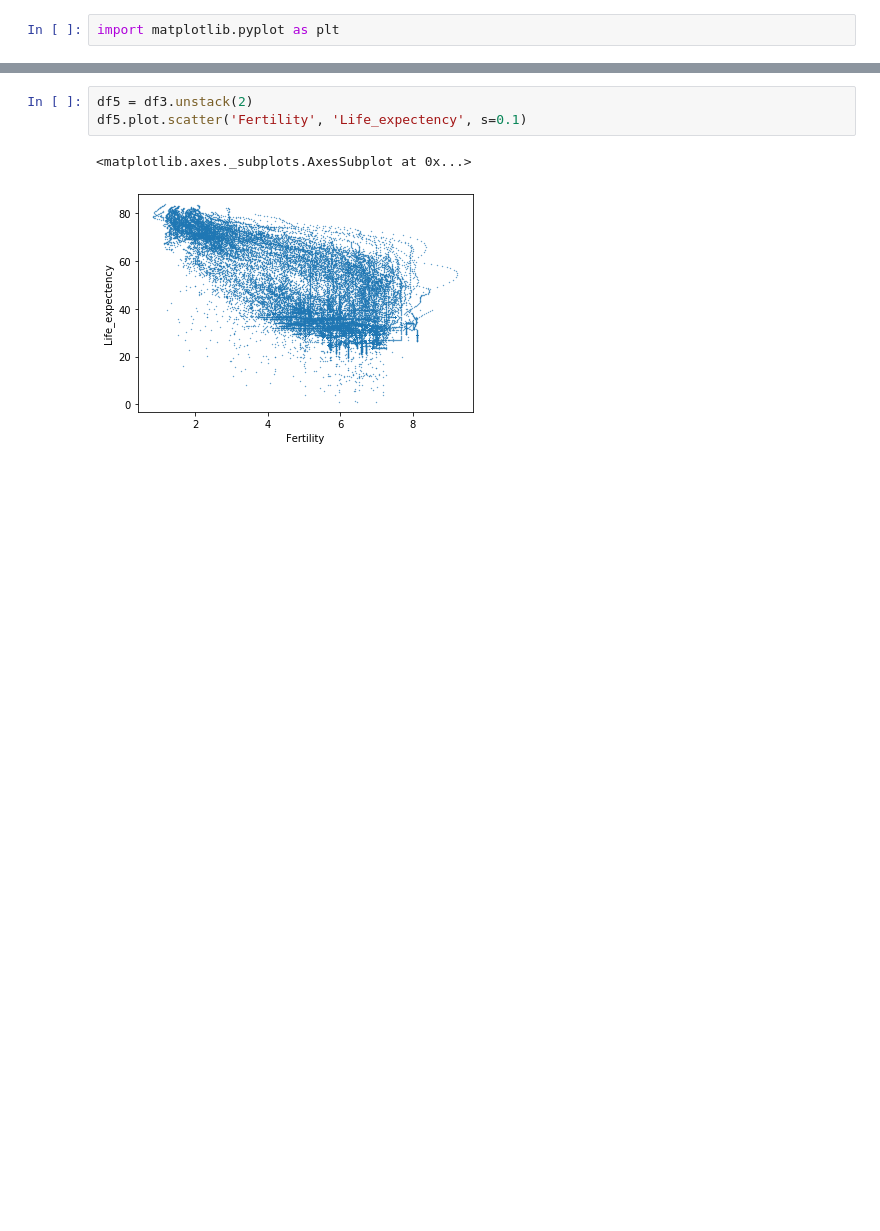
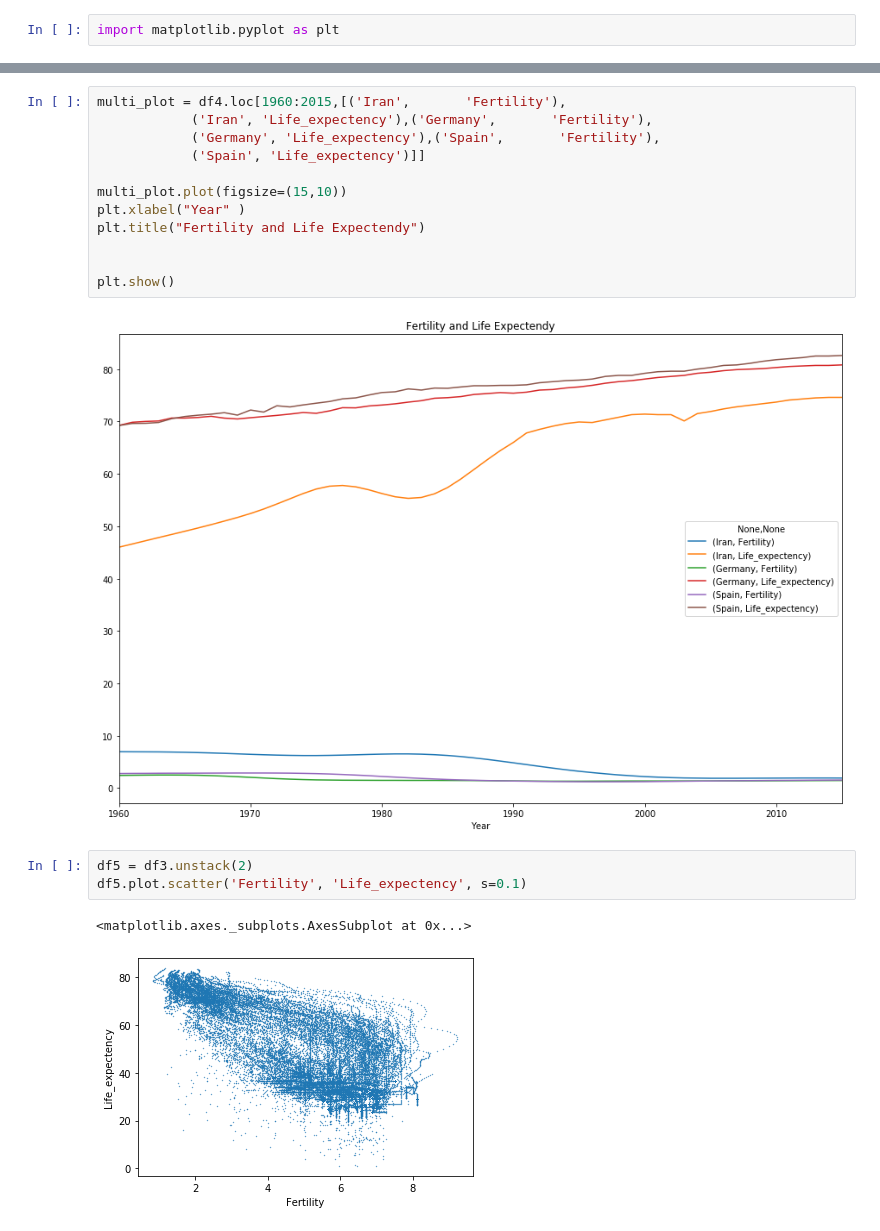
Before and after one commit to iremnasir/bootcamp_progress, a Jupyter notebook: Animate a Scatterplot.ipynb, the cells around one changed output, grey strips where cells are left out. Drawn from its saved outputs; the diff is of its cells as text; blank space fills up the shorter version.

```diff
--- a/Animate a Scatterplot.ipynb
+++ b/Animate a Scatterplot.ipynb
@@ -222,3 +242,17 @@ df4[["Germany", "Iran", "Spain"]].plot()
+# %%
+multi_plot = df4.loc[1960:2015,[('Iran',       'Fertility'),
+            ('Iran', 'Life_expectency'),('Germany',       'Fertility'),
+            ('Germany', 'Life_expectency'),('Spain',       'Fertility'),
+            ('Spain', 'Life_expectency')]]
+
+multi_plot.plot(figsize=(15,10))
+plt.xlabel("Year" )
+plt.title("Fertility and Life Expectendy")
+
+
+plt.show()
+# %% [output]
+[figure, added]
 # %%
 df5 = df3.unstack(2)
 df5.plot.scatter('Fertility', 'Life_expectency', s=0.1)
```
Also changed, not shown: parts of 9 cells of this notebook.
